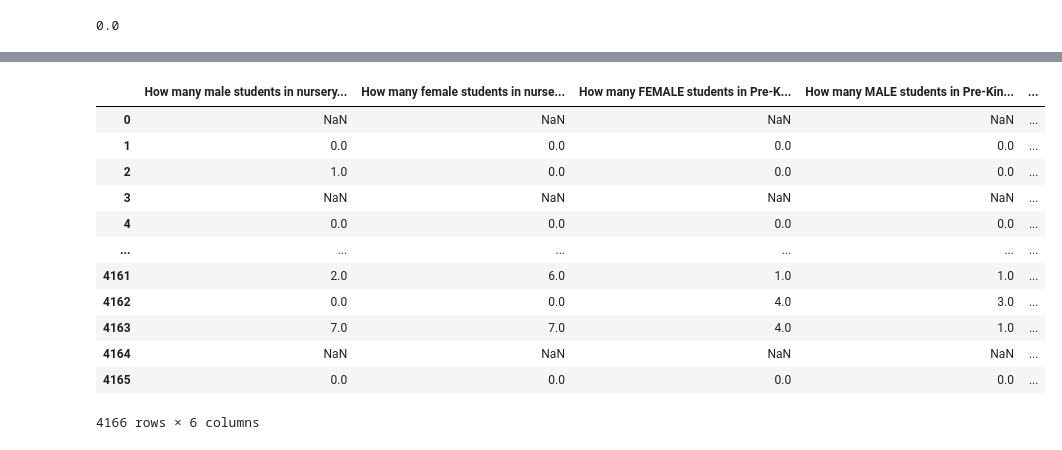
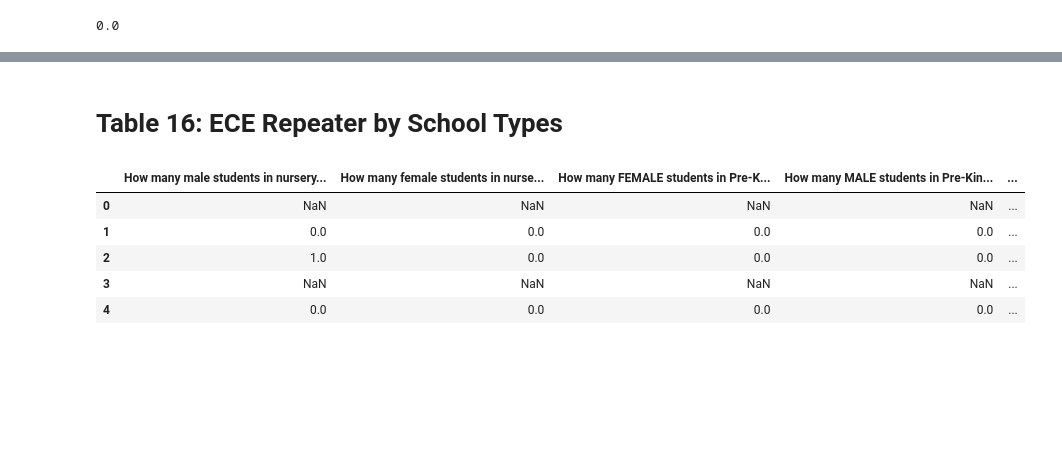
Before and after one commit to kessellyalton/MoE-data, a Jupyter notebook: emis_ece.ipynb, the cells around one changed output, grey strips where cells are left out. Cells and saved outputs as stored; diff of their text form; code cells hidden in the pictures; blank space fills up the shorter version.

```diff
--- a/emis_ece.ipynb
+++ b/emis_ece.ipynb
@@ -198,6 +712,6 @@ k_a
 # %%
 #kece_cds.columns
 # %%
-pd.set_option('display.max_rows',2000)
+#pd.set_option('display.max_rows',2000)
 
-kece_cds['District in Nimba'].dropna() #[kece_cds['District in Montserrado 2']=='Left Bank 1B']
+#kece_cds['District in Nimba'].dropna() #[kece_cds['District in Montserrado 2']=='Left Bank 1B']
@@ -1009,18 +2781,13 @@ ece_asc.head()
+# %% [markdown]
+# Table 16: ECE Repeater by School Types
 # %%
-kece_repeat=kcensus.iloc[:,65:71]
-kece_repeat
+kece_repeat=
+kece_repeat.head()
 # %% [output]
 |  | How many male students in nursery... | How many female students in nurse... | How many FEMALE students in Pre-K... | How many MALE students in Pre-Kin... | ... |
 | 0 | NaN | NaN | NaN | NaN | ... |
 | 1 | 0.0 | 0.0 | 0.0 | 0.0 | ... |
 | 2 | 1.0 | 0.0 | 0.0 | 0.0 | ... |
 | 3 | NaN | NaN | NaN | NaN | ... |
 | 4 | 0.0 | 0.0 | 0.0 | 0.0 | ... |
-| ... | ... | ... | ... | ... | ... |
-| 4161 | 2.0 | 6.0 | 1.0 | 1.0 | ... |
-| 4162 | 0.0 | 0.0 | 4.0 | 3.0 | ... |
-| 4163 | 7.0 | 7.0 | 4.0 | 1.0 | ... |
-| 4164 | NaN | NaN | NaN | NaN | ... |
-| 4165 | 0.0 | 0.0 | 0.0 | 0.0 | ... |
-4166 rows × 6 columns
 # %%
```
Also changed, not shown: parts of 424 cells of this notebook.
